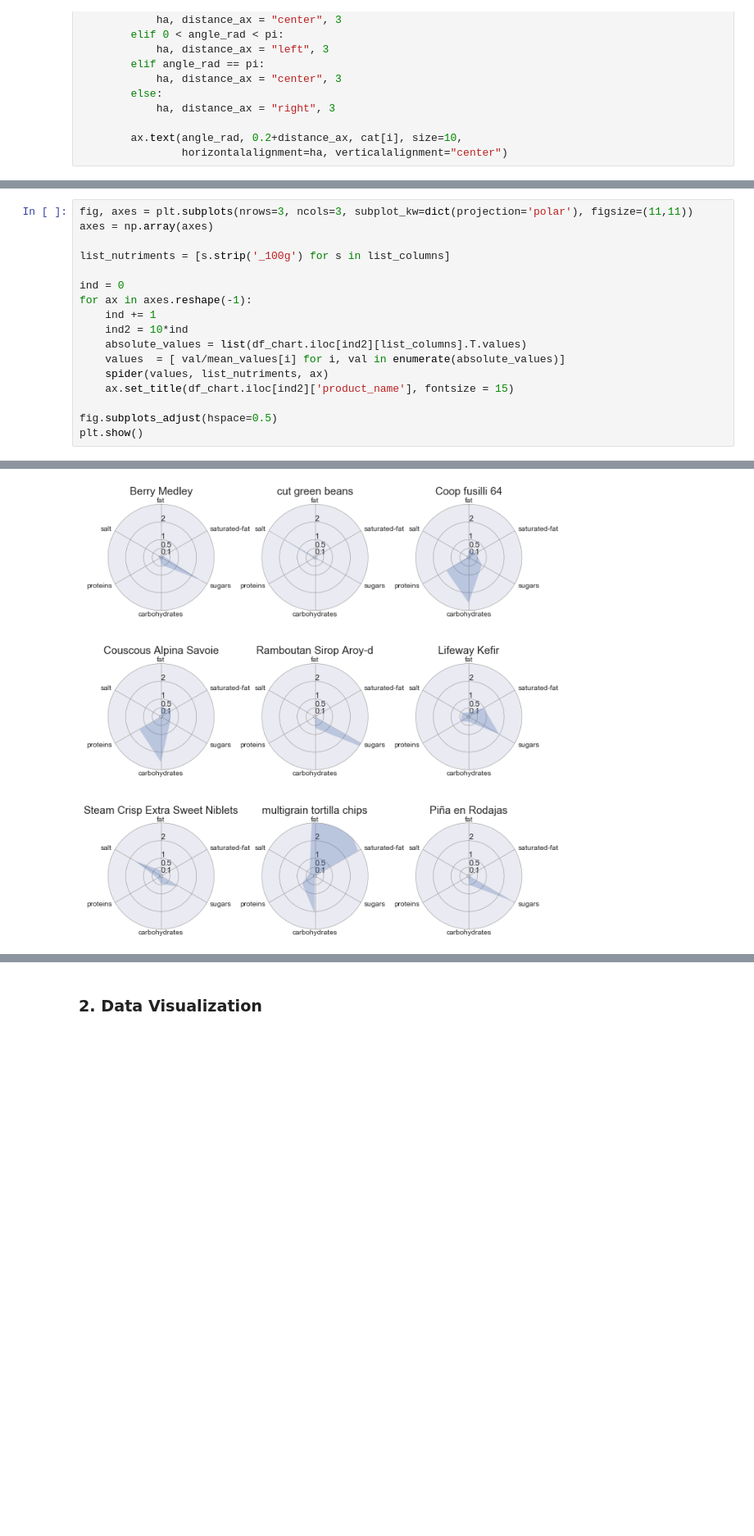
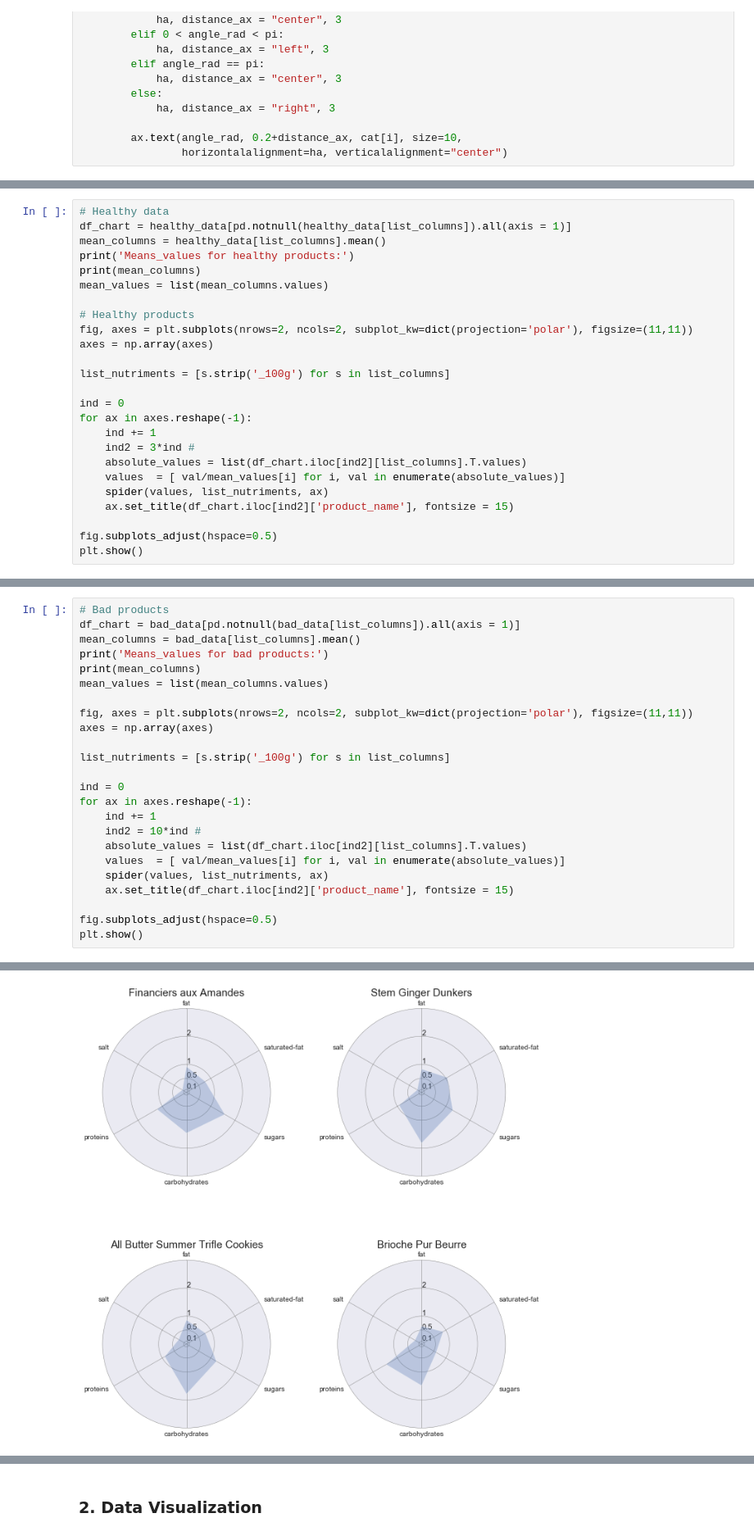
Before and after one commit to aelamran/ADA-project1-Openfoodfacts, a Jupyter notebook: Open Food Fact.ipynb, the cells around one changed output, grey strips where cells are left out. Shown at 82% size. Drawn from its saved outputs; the diff is of its cells as text; blank space fills up the shorter version.

Commit message:
distrib bad/good products (cont'n)

```diff
--- a/Open Food Fact.ipynb
+++ b/Open Food Fact.ipynb
@@ -413,0 +406,25 @@ def spider(values, cat, ax):
+# %%
+# Healthy data
+df_chart = healthy_data[pd.notnull(healthy_data[list_columns]).all(axis = 1)]
+mean_columns = healthy_data[list_columns].mean()
+print('Means_values for healthy products:')
+print(mean_columns)
+mean_values = list(mean_columns.values)
+
+# Healthy products
+fig, axes = plt.subplots(nrows=2, ncols=2, subplot_kw=dict(projection='polar'), figsize=(11,11))
+axes = np.array(axes)
+
+list_nutriments = [s.strip('_100g') for s in list_columns]
+
+ind = 0
+for ax in axes.reshape(-1):
+    ind += 1
+    ind2 = 3*ind #
+    absolute_values = list(df_chart.iloc[ind2][list_columns].T.values)
+    values  = [ val/mean_values[i] for i, val in enumerate(absolute_values)]
+    spider(values, list_nutriments, ax)
+    ax.set_title(df_chart.iloc[ind2]['product_name'], fontsize = 15)
+
+fig.subplots_adjust(hspace=0.5)
+plt.show()
@@ -414,5 +443,12 @@ def spider(values, cat, ax):
 # %%
-fig, axes = plt.subplots(nrows=3, ncols=3, subplot_kw=dict(projection='polar'), figsize=(11,11))
+# Bad products
+df_chart = bad_data[pd.notnull(bad_data[list_columns]).all(axis = 1)]
+mean_columns = bad_data[list_columns].mean()
+print('Means_values for bad products:')
+print(mean_columns)
+mean_values = list(mean_columns.values)
+
+fig, axes = plt.subplots(nrows=2, ncols=2, subplot_kw=dict(projection='polar'), figsize=(11,11))
 axes = np.array(axes)
 
 list_nutriments = [s.strip('_100g') for s in list_columns]
@@ -420,7 +456,7 @@ list_nutriments = [s.strip('_100g') for s in list_columns]
 ind = 0
 for ax in axes.reshape(-1):
     ind += 1
-    ind2 = 10*ind
+    ind2 = 10*ind #
     absolute_values = list(df_chart.iloc[ind2][list_columns].T.values)
     values  = [ val/mean_values[i] for i, val in enumerate(absolute_values)]
     spider(values, list_nutriments, ax)
@@ -432 +476 @@ plt.show()
-[figure, old version]
+[figure, new version]
```
Also changed, not shown: parts of 8 cells of this notebook.
